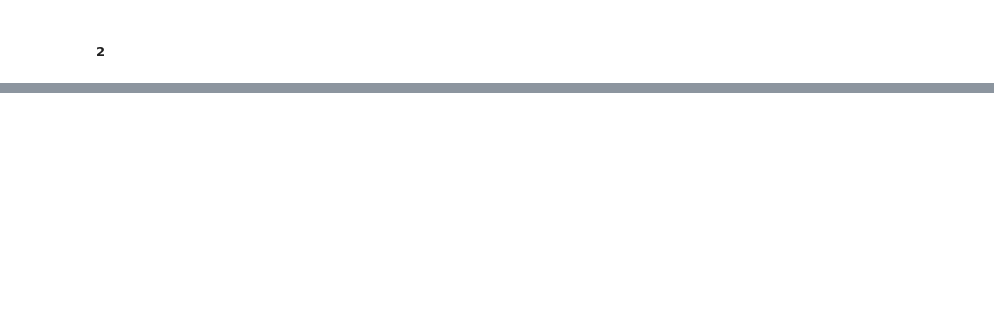
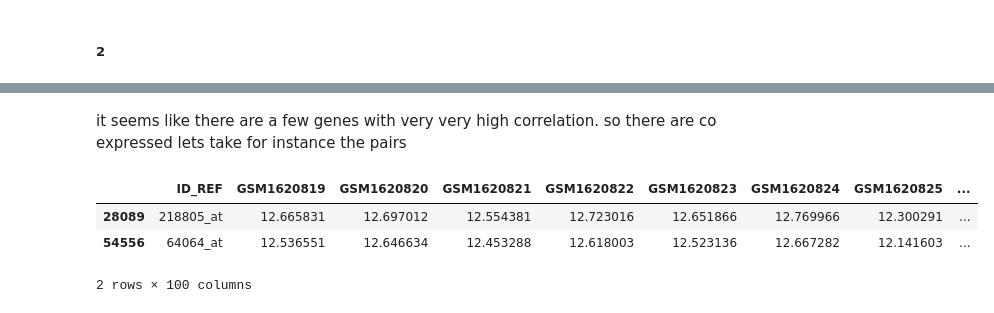
Before and after one commit to Alon-daniel/statistis, a Jupyter notebook: statistics/hw4/hw4.ipynb, the cells around one changed output, grey strips where cells are left out. Saved outputs shown, nothing was run; the diff lists cells and outputs as text; code cells hidden in the pictures; blank space fills up the shorter version.

```diff
--- a/statistics/hw4/hw4.ipynb
+++ b/statistics/hw4/hw4.ipynb
@@ -176,0 +238,11 @@ under null value model wheere the genee should be independent of each other then
+# %% [markdown]
+it seems like there are a few genes with very very high correlation.
+so there are co expressed
+lets take for instance the pairs
+# %%
+data.iloc[[28089,54556]]
+# %% [output]
+|  | ID_REF | GSM1620819 | GSM1620820 | GSM1620821 | GSM1620822 | GSM1620823 | GSM1620824 | GSM1620825 | ... |
+| 28089 | 218805_at | 12.665831 | 12.697012 | 12.554381 | 12.723016 | 12.651866 | 12.769966 | 12.300291 | ... |
+| 54556 | 64064_at | 12.536551 | 12.646634 | 12.453288 | 12.618003 | 12.523136 | 12.667282 | 12.141603 | ... |
+2 rows × 100 columns
```
Also changed, not shown: parts of 27 cells of this notebook, 3 other files.
